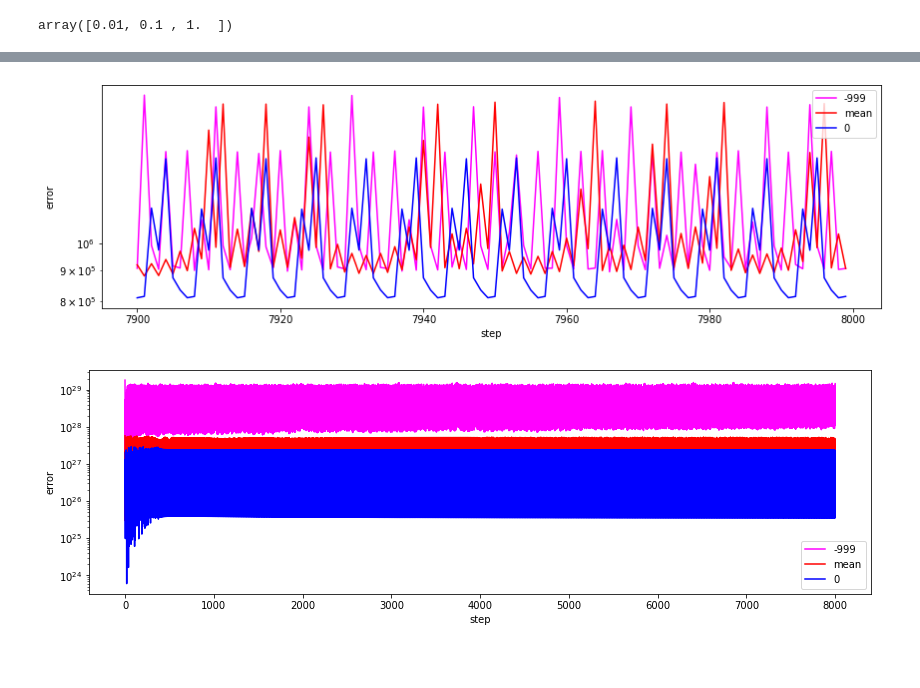
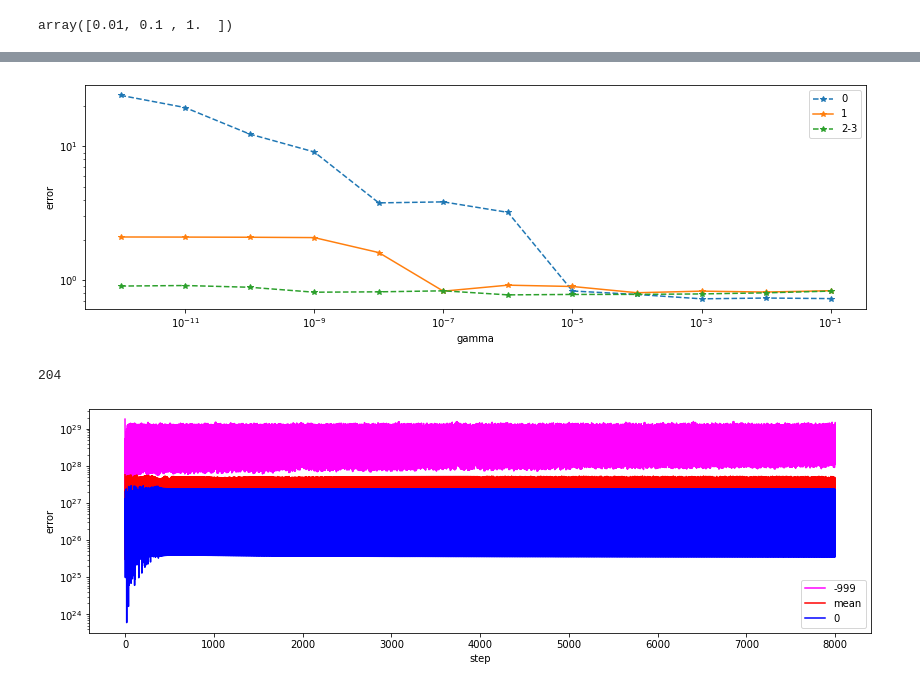
Before and after one commit to madtoinou/CS-433_HBozonClass, a Jupyter notebook: scripts/project1.ipynb, the cells around one changed output, grey strips where cells are left out. Cells and saved outputs as stored; diff of their text form; code cells hidden in the pictures; blank space fills up the shorter version.

```diff
--- a/scripts/project1.ipynb
+++ b/scripts/project1.ipynb
@@ -315,3 +357,19 @@ array([1.00000000e-08, 5.33669923e-08, 2.84803587e-07, 1.51991108e-06,
+# %%
+f = plt.figure(figsize=(14,14)) # change this if needed
+
+#degree 1
+ax1 = f.add_subplot(311)
+ax1.semilogx(lambdas, rmse_te_0, ls="--" , marker="*", label="0")
+ax1.semilogx(lambdas, rmse_te_1, ls="-" , marker="*", label="1")
+ax1.semilogx(lambdas, rmse_te_2, ls="--" , marker="*", label="2-3")
+
+plt.xlabel("gamma")
+plt.ylabel("error")
+plt.yscale("log")
+plt.legend()
+plt.show()
+# %% [output]
+[figure, added]
 # %%
 from implementations import *
 seed = 746183561
@@ -351,25 +409,10 @@ for step in range(steps):
     ws_.append(w_tx)
     ws_m.append(w_me)
     ws_z.append(w_ze)
-# %%
-f = plt.figure(figsize=(14,14)) # change this if needed
-
-#degree 1
-ax1 = f.add_subplot(311)
-ax1.plot(range(steps)[-100:], losses_[-100:], 'magenta', label="-999")
-ax1.plot(range(steps)[-100:], losses_m[-100:], 'red', label="mean")
-ax1.plot(range(steps)[-100:], losses_z[-100:], 'blue', label="0")
-
-#ax1.plot(range(steps), losses_te, 'brown', label="rmse_te_deg1")
-
-plt.xlabel("step")
-plt.ylabel("error")
-plt.yscale("log")
-
-plt.legend()
-plt.show()
-# %% [output]
-[figure, removed]
+# %%
+dat_2_.shape[1]
+# %% [output]
+204
 # %%
 mse_  = [compute_mse(y, tX, w) for w in ws_]
 mse_m = [compute_mse(y, tX_mean, w) for w in ws_m]
```
Also changed, not shown: parts of 11 cells of this notebook.
